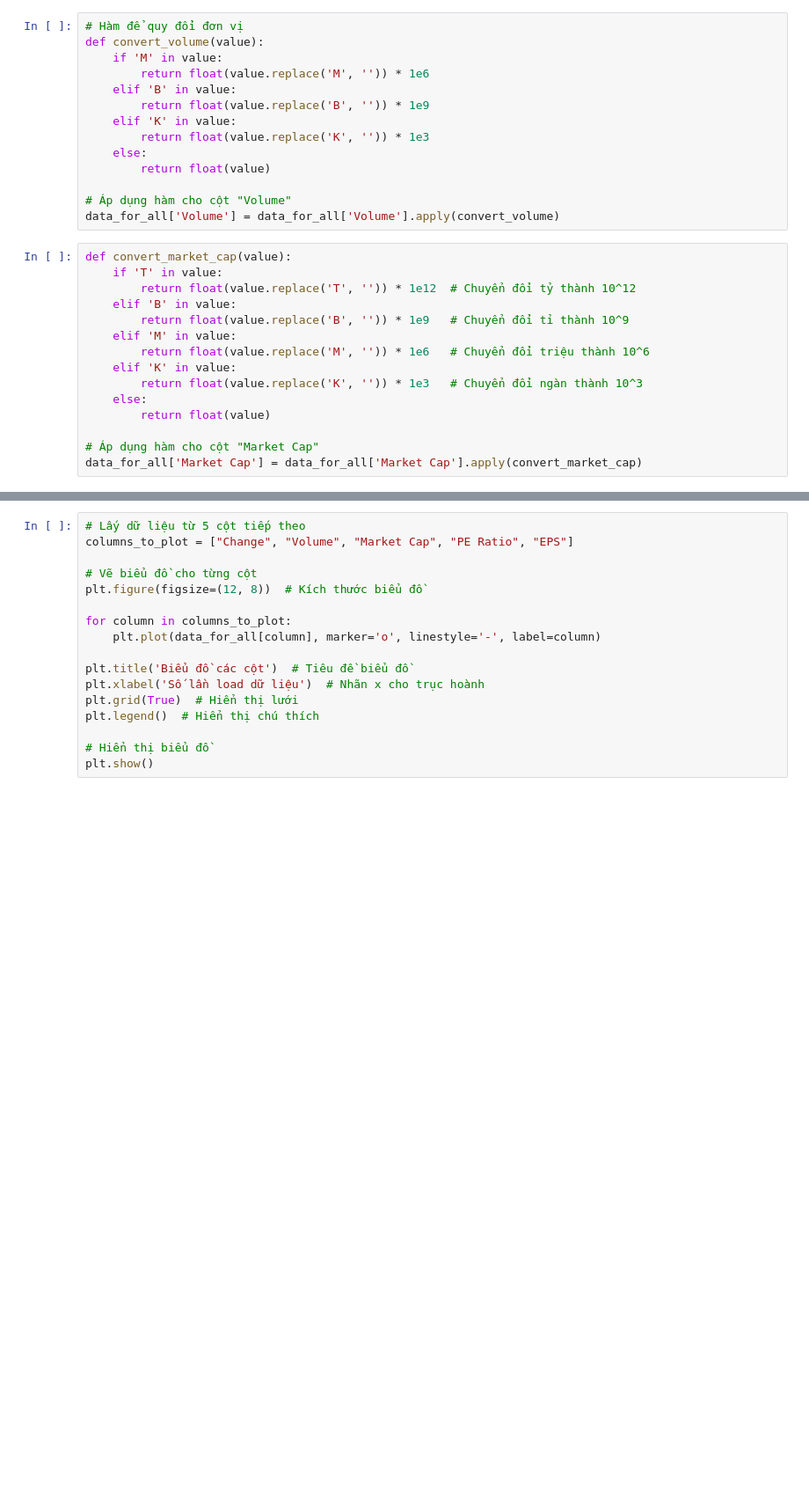
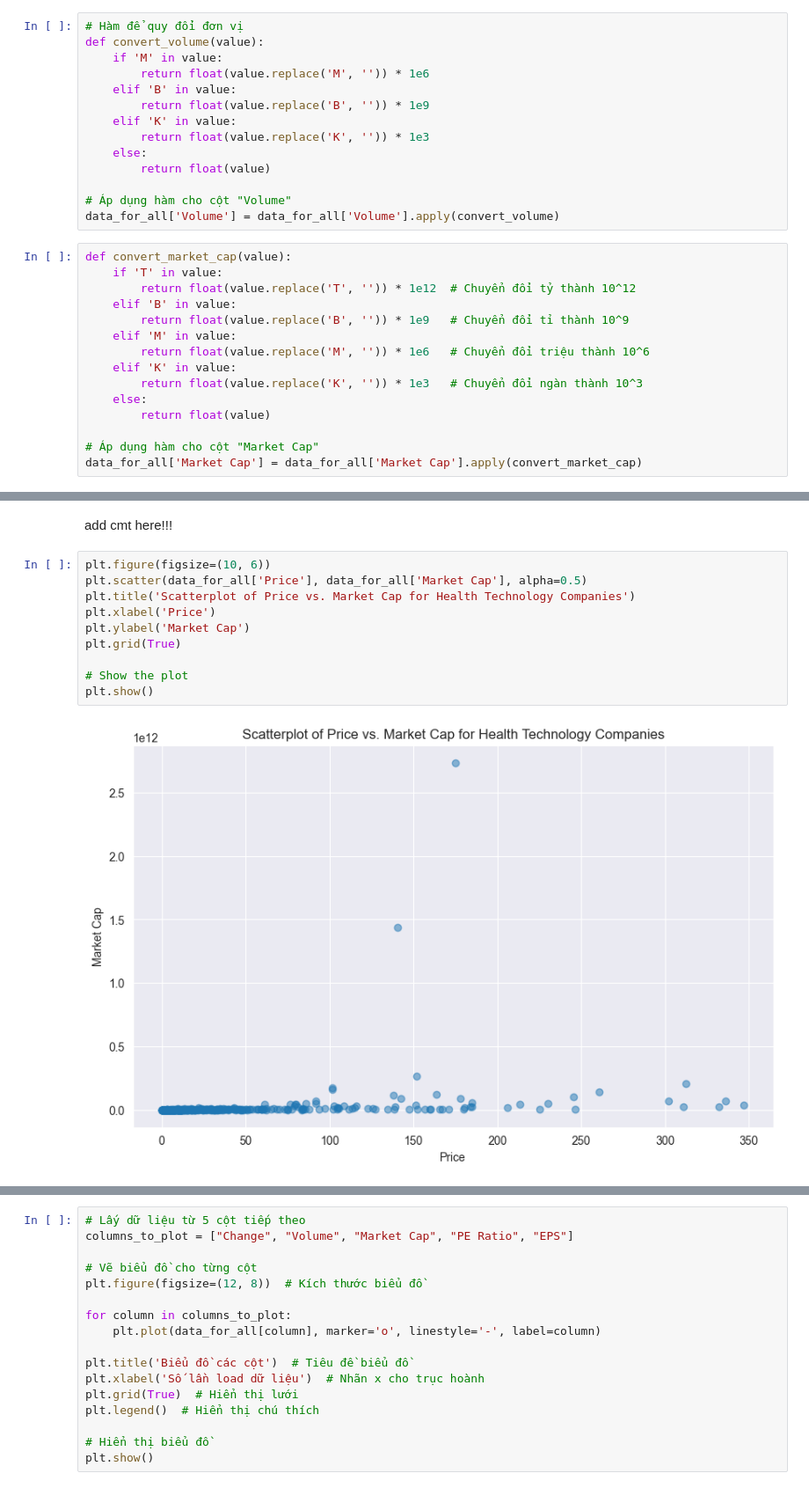
Before and after one commit to lhquan502/DATA-PROJECT, a Jupyter notebook: TradingView.ipynb, the cells around one changed output, grey strips where cells are left out. Shown at 88% size. Drawn from its saved outputs; the diff is of its cells as text; blank space fills up the shorter version.

```diff
--- a/TradingView.ipynb
+++ b/TradingView.ipynb
@@ -138,0 +290,14 @@ data_for_all
+# %% [markdown]
+add cmt here!!!
+# %%
+plt.figure(figsize=(10, 6))
+plt.scatter(data_for_all['Price'], data_for_all['Market Cap'], alpha=0.5)
+plt.title('Scatterplot of Price vs. Market Cap for Health Technology Companies')
+plt.xlabel('Price')
+plt.ylabel('Market Cap')
+plt.grid(True)
+
+# Show the plot
+plt.show()
+# %% [output]
+[figure, added]
```
Also changed, not shown: parts of 16 cells of this notebook.
